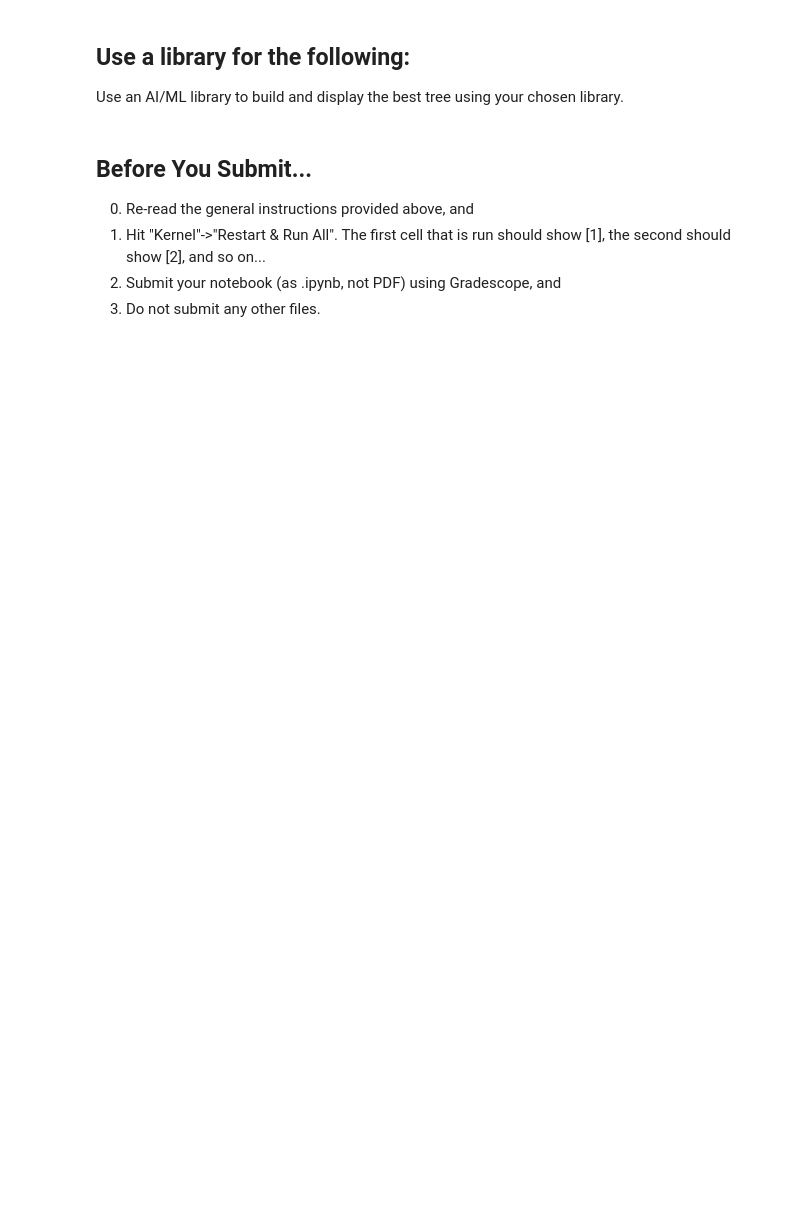
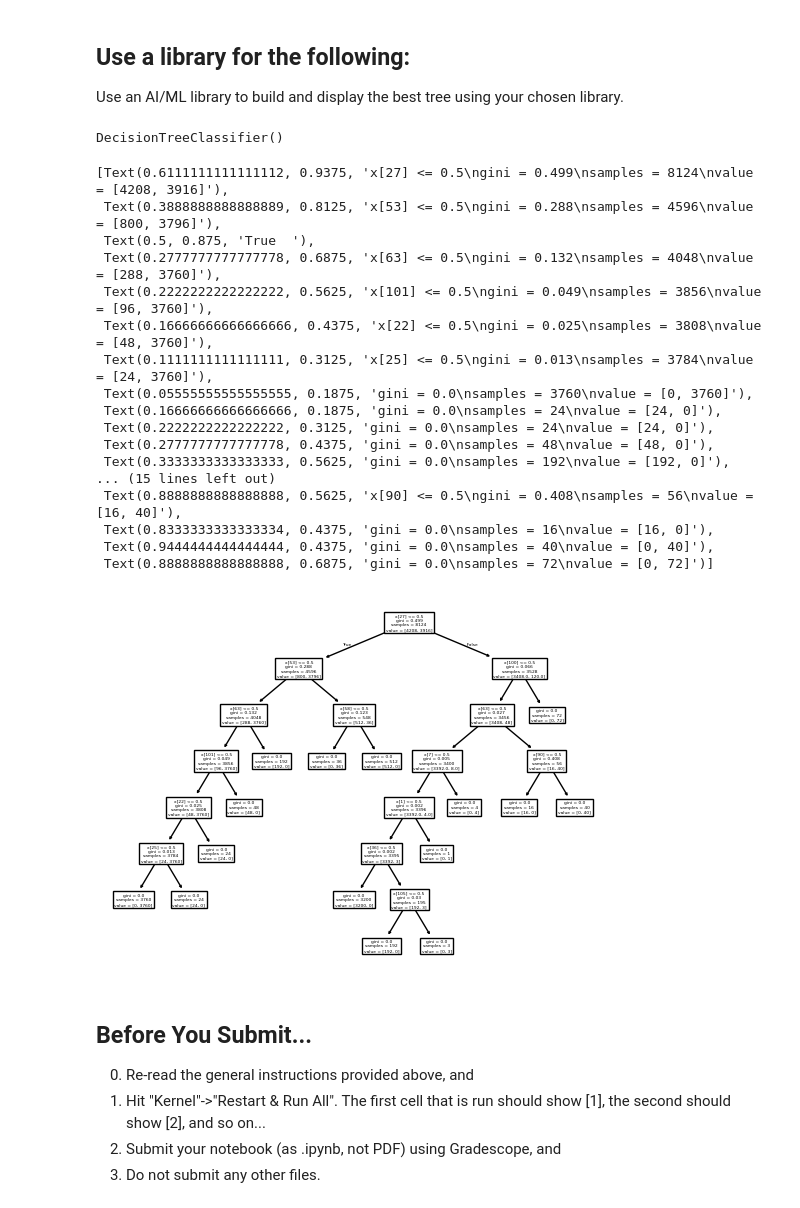
Before and after one commit to riatalwar/artificial-intelligence, a Jupyter notebook: project_5.ipynb, the cells around one changed output. Cells and saved outputs as stored; diff of their text form; code cells hidden in the pictures; blank space fills up the shorter version.

```diff
--- a/project_5.ipynb
+++ b/project_5.ipynb
@@ -651,3 +643,42 @@ from sklearn.preprocessing import OneHotEncoder
+# %%
+# load sample data
+X = [row[:-1] for row in data_mushroom]
+y = [row[-1] for row in data_mushroom]
+X_df = pd.DataFrame(X, columns=attribute_names_mushroom)
+
+# transform categorical data so it can be used with decision tree library
+encoder = OneHotEncoder(handle_unknown='ignore', sparse_output=False)
+encoded_features = encoder.fit_transform(X_df)
+feature_names = encoder.get_feature_names_out(attribute_names_mushroom) # new col names for transformed data
+encoded = pd.DataFrame(encoded_features, columns=feature_names)         # transformed data to dataframe
+# %%
+# train the decision tree on the encoded data
+dtree = DecisionTreeClassifier()
+dtree.fit(encoded, y)
+# %% [output]
+DecisionTreeClassifier()
+# %%
+# print tree
+plot_tree(dtree)
+# %% [output]
+[Text(0.6111111111111112, 0.9375, 'x[27] <= 0.5\ngini = 0.499\nsamples = 8124\nvalue = [4208, 3916]'),
+ Text(0.3888888888888889, 0.8125, 'x[53] <= 0.5\ngini = 0.288\nsamples = 4596\nvalue = [800, 3796]'),
+ Text(0.5, 0.875, 'True  '),
+ Text(0.2777777777777778, 0.6875, 'x[63] <= 0.5\ngini = 0.132\nsamples = 4048\nvalue = [288, 3760]'),
+ Text(0.2222222222222222, 0.5625, 'x[101] <= 0.5\ngini = 0.049\nsamples = 3856\nvalue = [96, 3760]'),
+ Text(0.16666666666666666, 0.4375, 'x[22] <= 0.5\ngini = 0.025\nsamples = 3808\nvalue = [48, 3760]'),
+ Text(0.1111111111111111, 0.3125, 'x[25] <= 0.5\ngini = 0.013\nsamples = 3784\nvalue = [24, 3760]'),
+ Text(0.05555555555555555, 0.1875, 'gini = 0.0\nsamples = 3760\nvalue = [0, 3760]'),
+ Text(0.16666666666666666, 0.1875, 'gini = 0.0\nsamples = 24\nvalue = [24, 0]'),
+ Text(0.2222222222222222, 0.3125, 'gini = 0.0\nsamples = 24\nvalue = [24, 0]'),
+ Text(0.2777777777777778, 0.4375, 'gini = 0.0\nsamples = 48\nvalue = [48, 0]'),
+ Text(0.3333333333333333, 0.5625, 'gini = 0.0\nsamples = 192\nvalue = [192, 0]'),
+... (15 lines left out)
+ Text(0.8888888888888888, 0.5625, 'x[90] <= 0.5\ngini = 0.408\nsamples = 56\nvalue = [16, 40]'),
+ Text(0.8333333333333334, 0.4375, 'gini = 0.0\nsamples = 16\nvalue = [16, 0]'),
+ Text(0.9444444444444444, 0.4375, 'gini = 0.0\nsamples = 40\nvalue = [0, 40]'),
+ Text(0.8888888888888888, 0.6875, 'gini = 0.0\nsamples = 72\nvalue = [0, 72]')]
+[figure, added]
 # %% [markdown]
 ## Before You Submit...
 
```
Also changed, not shown: parts of 6 cells of this notebook.
